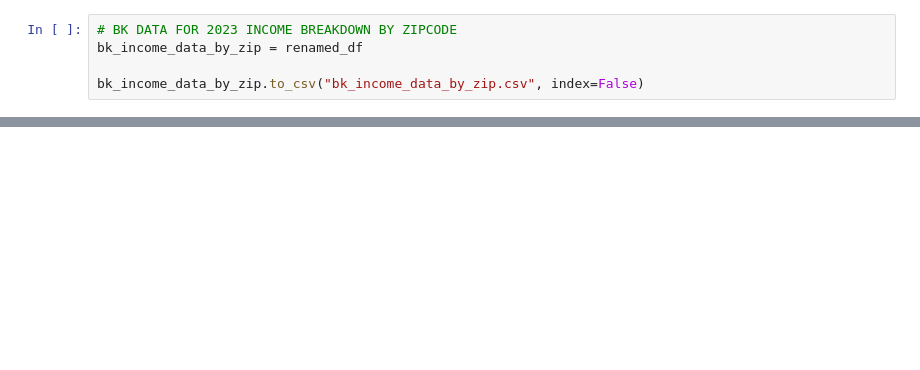
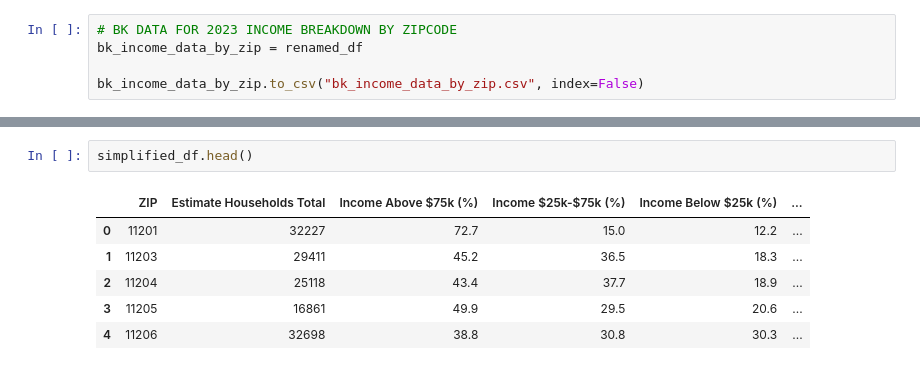
Before and after one commit to nizoom/FoodborneIllnessProj, a Jupyter notebook: bk_income_data.ipynb, the cells around one changed output, grey strips where cells are left out. Drawn from its saved outputs; the diff is of its cells as text; blank space fills up the shorter version.

```diff
--- a/bk_income_data.ipynb
+++ b/bk_income_data.ipynb
@@ -153,0 +276,9 @@ bk_income_data_by_zip.shape
+# %%
+simplified_df.head()
+# %% [output]
+|  | ZIP | Estimate Households Total | Income Above $75k (%) | Income $25k-$75k (%) | Income Below $25k (%) | ... |
+| 0 | 11201 | 32227 | 72.7 | 15.0 | 12.2 | ... |
+| 1 | 11203 | 29411 | 45.2 | 36.5 | 18.3 | ... |
+| 2 | 11204 | 25118 | 43.4 | 37.7 | 18.9 | ... |
+| 3 | 11205 | 16861 | 49.9 | 29.5 | 20.6 | ... |
+| 4 | 11206 | 32698 | 38.8 | 30.8 | 30.3 | ... |
```
Also changed, not shown: parts of 3 cells of this notebook.
